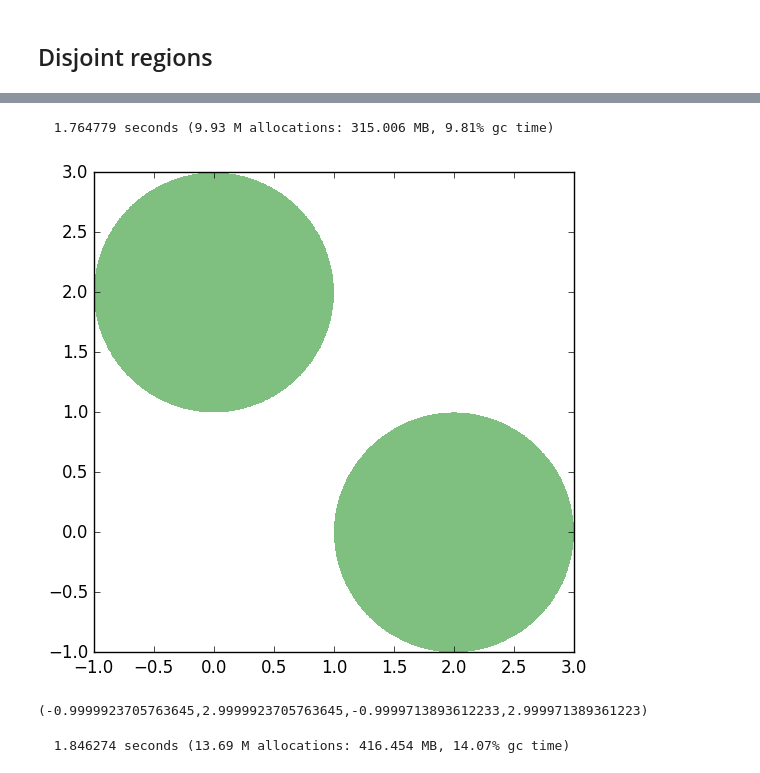
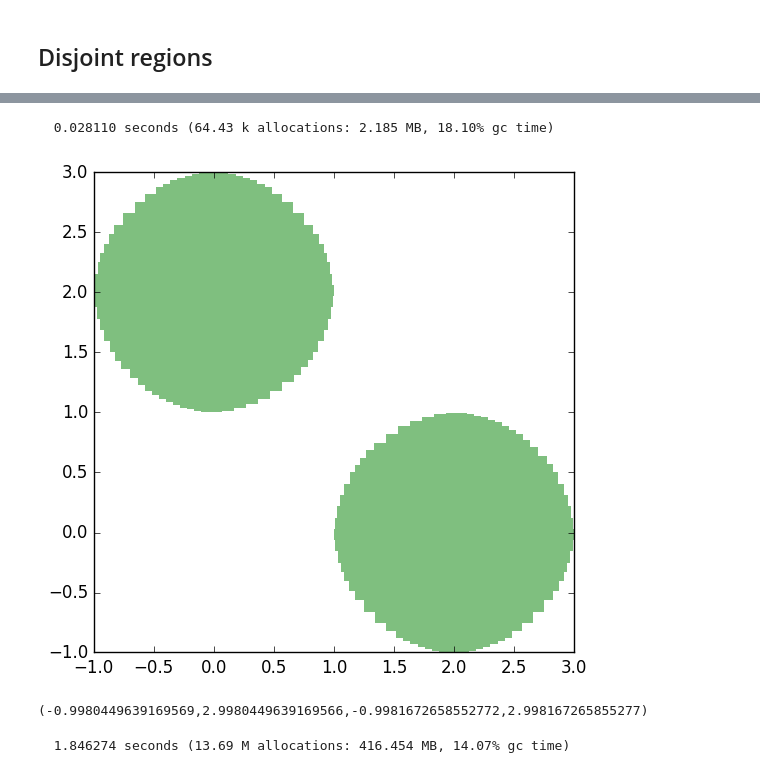
Before and after one commit to JuliaIntervals/IntervalConstraintProgramming.jl, a Jupyter notebook: examples/Set inversion.ipynb, the cells around one changed output, grey strips where cells are left out. Saved outputs shown, nothing was run; the diff lists cells and outputs as text; code cells hidden in the pictures.

Commit message:
Fix up some notebooks with new paving type

```diff
--- a/examples/Set inversion.ipynb
+++ b/examples/Set inversion.ipynb
@@ -21,4 +8,5 @@ include("draw_boxes.jl")
 draw (generic function with 13 methods)
 # %%
 x = y = -∞..∞
+x = 10..11
 # %% [output]
@@ -46,3 +47,3 @@ z1 = z1 ∩ (z3 - z2)
 # %%
-S1 = @constraint 1 <= x^2 + y^2 <= 3
+S1 = @constraint x^2 + y^2 <= 3
 # %% [output]
@@ -398,14 +392,15 @@ Separator:
 # %%
 X = IntervalBox(-10^4..10^4, -10^4..10^4)
 
-@time inner, boundary = setinverse(S10, X, 0.01);
+@time paving = setinverse(S10, X, 1);
 # %% [output]
-  1.764779 seconds (9.93 M allocations: 315.006 MB, 9.81% gc time)
+  0.028110 seconds (64.43 k allocations: 2.185 MB, 18.10% gc time)
-# %%
-draw(inner)
-# %% [output]
-[figure, removed]
-(-0.9999923705763645,2.9999923705763645,-0.9999713893612233,2.999971389361223)
+# %%
+@time refine!(paving, 0.1)
+draw(paving.inner)
+# %% [output]
+[figure, added]
+(-0.9980449639169569,2.9980449639169566,-0.9981672658552772,2.998167265855277)
 # %%
 S10c = @constraint (x-1)^2 + (y-1)^2 <= 1
 S11 = S10a ∪ S10b ∪ S10c
```
Also changed, not shown: parts of 12 cells of this notebook, 1 other file.
